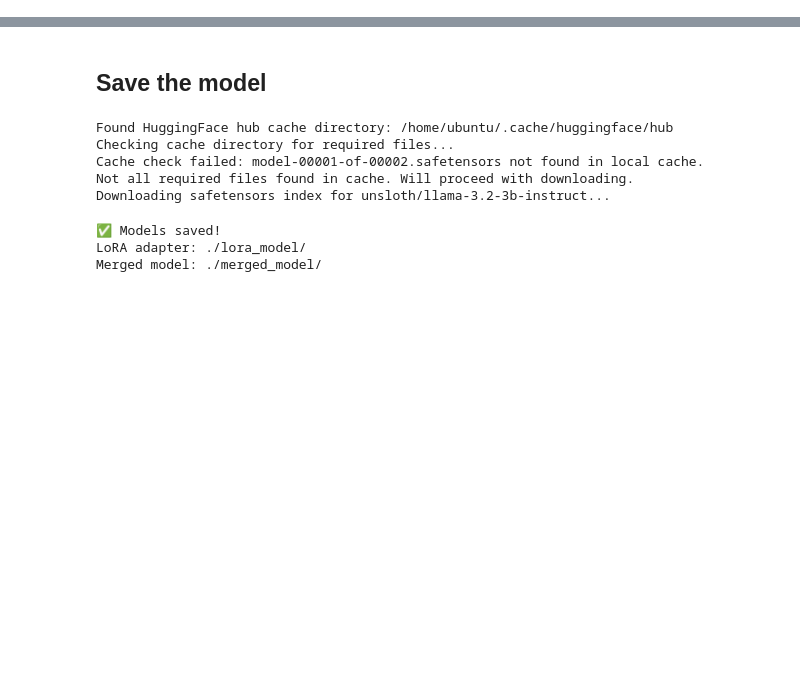
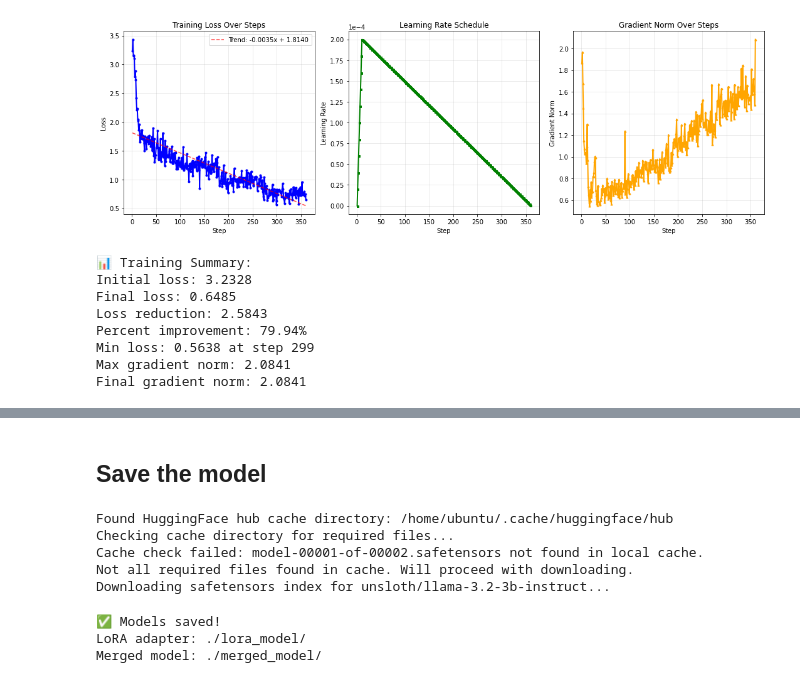
Before and after one commit to Animaznman/PF_GM_aid, a Jupyter notebook: fine-tune/finetune.ipynb, the cells around one changed output, grey strips where cells are left out. Saved outputs shown, nothing was run; the diff lists cells and outputs as text; code cells hidden in the pictures; blank space fills up the shorter version.

```diff
--- a/fine-tune/finetune.ipynb
+++ b/fine-tune/finetune.ipynb
@@ -252,0 +243,10 @@ Unsloth: Will smartly offload gradients to save VRAM!
+# %%
+train_history = trainer.state.log_history
+print("Training logs:", train_history)
+
+# Extract specific metrics
+losses = [log['train_loss'] for log in train_history if 'train_loss' in log]
+learning_rates = [log['learning_rate'] for log in train_history if 'learning_rate' in log]
+
+print(f"Final loss: {losses[-1] if losses else 'N/A'}")
+print(f"Training steps: {trainer.state.global_step}")
@@ -252,0 +257,61 @@ Unsloth: Will smartly offload gradients to save VRAM!
+# %%
+import matplotlib.pyplot as plt
+import numpy as np
+
+# Extract metrics from training history
+losses = [log['loss'] for log in train_history if 'loss' in log and 'train_runtime' not in log]
+learning_rates = [log['learning_rate'] for log in train_history if 'learning_rate' in log and 'train_runtime' not in log]
+grad_norms = [log['grad_norm'] for log in train_history if 'grad_norm' in log and 'train_runtime' not in log]
+steps = [log['step'] for log in train_history if 'step' in log and 'train_runtime' not in log]
+
+print(f"Final loss: {losses[-1] if losses else 'N/A'}")
+print(f"Training steps: {steps[-1] if steps else 'N/A'}")
+
+# Create plots
+plt.figure(figsize=(15, 5))
+
+# Plot 1: Training Loss
+plt.subplot(1, 3, 1)
+plt.plot(steps, losses, 'b-', linewidth=2, marker='o', markersize=3)
+plt.title('Training Loss Over Steps')
+plt.xlabel('Step')
+plt.ylabel('Loss')
+plt.grid(True, alpha=0.3)
+
+# Add trend line
+if len(losses) > 1:
+   z = np.polyfit(steps, losses, 1)
+   p = np.poly1d(z)
+   plt.plot(steps, p(steps), 'r--', alpha=0.7, label=f'Trend: {z[0]:.4f}x + {z[1]:.4f}')
+   plt.legend()
+
+# Plot 2: Learning Rate Schedule
+plt.subplot(1, 3, 2)
+plt.plot(steps, learning_rates, 'g-', linewidth=2, marker='s', markersize=3)
+plt.title('Learning Rate Schedule')
+plt.xlabel('Step')
+plt.ylabel('Learning Rate')
+plt.grid(True, alpha=0.3)
+plt.ticklabel_format(style='scientific', axis='y', scilimits=(0,0))
+
+# Plot 3: Gradient Norm
+plt.subplot(1, 3, 3)
+plt.plot(steps, grad_norms, 'orange', linewidth=2, marker='^', markersize=3)
+plt.title('Gradient Norm Over Steps')
+plt.xlabel('Step')
+plt.ylabel('Gradient Norm')
+plt.grid(True, alpha=0.3)
+
+plt.tight_layout()
+plt.show()
+
+# Print summary stats
+print(f"\n📊 Training Summary:")
+print(f"Initial loss: {losses[0]:.4f}")
+print(f"Final loss: {losses[-1]:.4f}")
+print(f"Loss reduction: {losses[0] - losses[-1]:.4f}")
+print(f"Percent improvement: {((losses[0] - losses[-1]) / losses[0] * 100):.2f}%")
+print(f"Min loss: {min(losses):.4f} at step {steps[losses.index(min(losses))]}")
+print(f"Max gradient norm: {max(grad_norms):.4f}")
+print(f"Final gradient norm: {grad_norms[-1]:.4f}")
+# %% [output]
@@ -253,3 +320,12 @@ Unsloth: Will smartly offload gradients to save VRAM!
+[figure, added]
+📊 Training Summary:
+Initial loss: 3.2328
+Final loss: 0.6485
+Loss reduction: 2.5843
+Percent improvement: 79.94%
+Min loss: 0.5638 at step 299
+Max gradient norm: 2.0841
+Final gradient norm: 2.0841
 # %%
 # Enable inference mode
 FastLanguageModel.for_inference(model)
```
Also changed, not shown: parts of 11 cells of this notebook, 1 other file.
